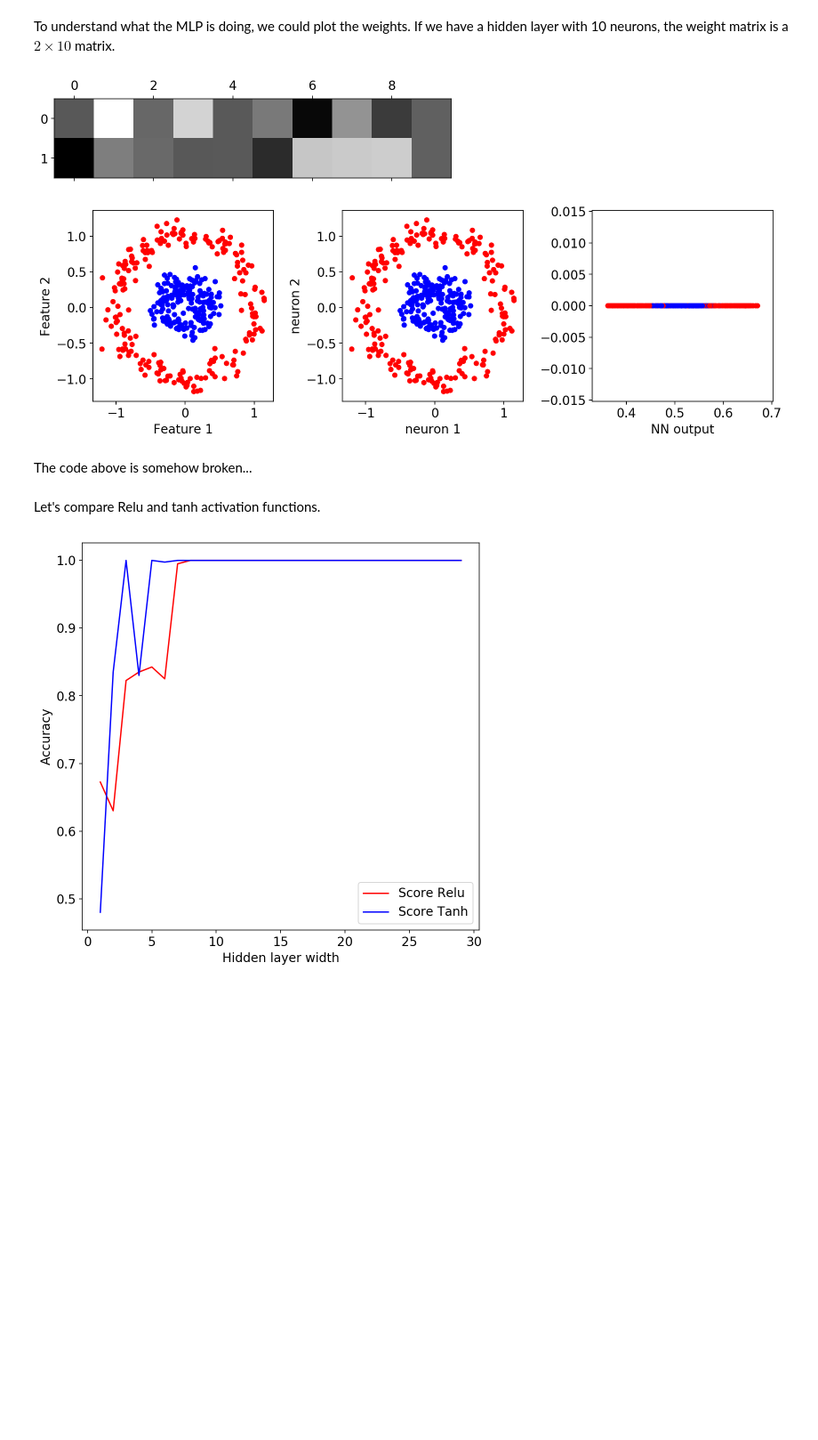
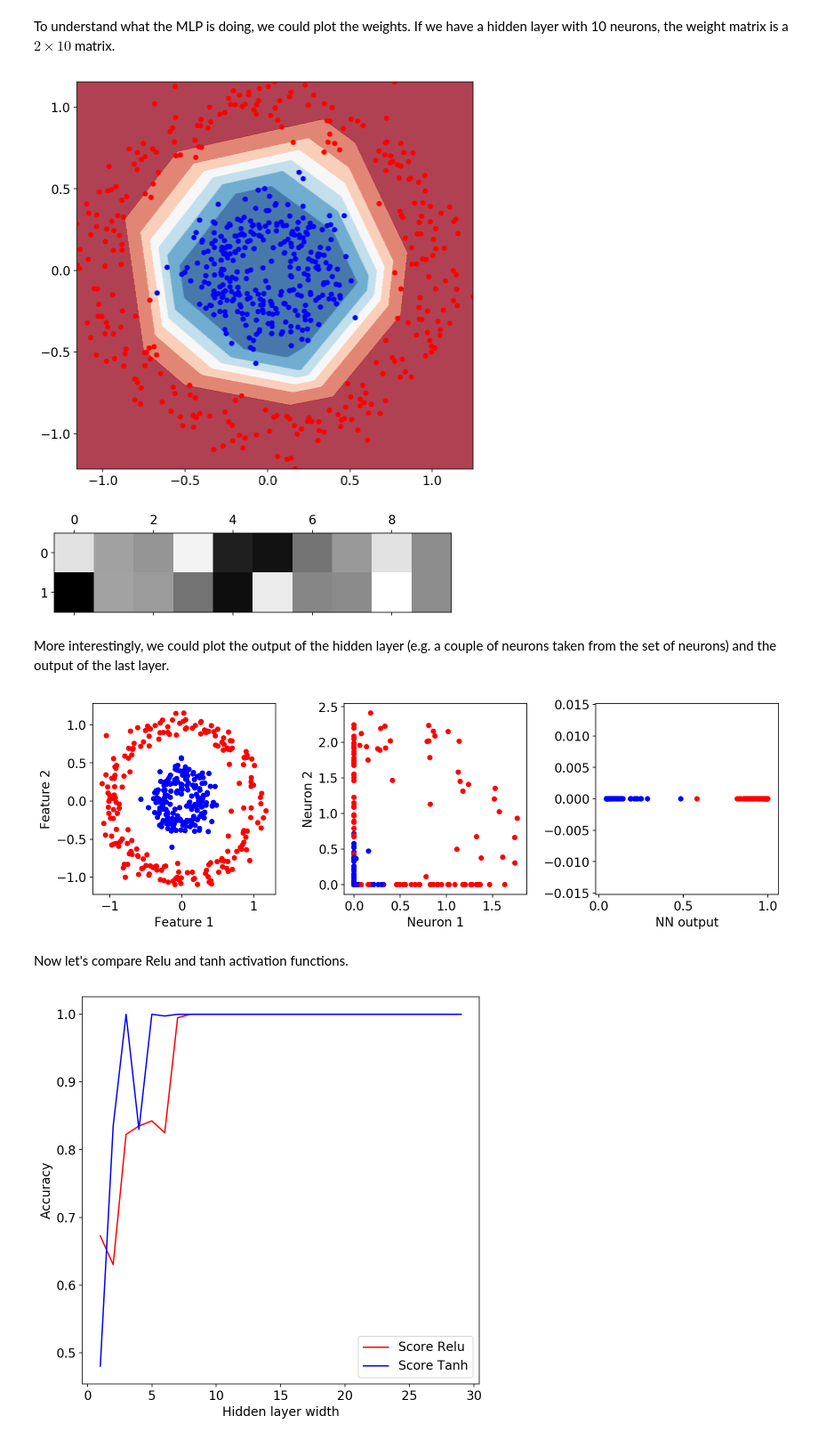
Before and after one commit to VINX89/advanced-comp-2017, a Jupyter notebook: Exercise3.ipynb, the cells around one changed output. Shown at 89% size. Saved outputs shown, nothing was run; the diff lists cells and outputs as text; code cells hidden in the pictures; blank space fills up the shorter version.

```diff
--- a/Exercise3.ipynb
+++ b/Exercise3.ipynb
@@ -184,17 +184,21 @@ To understand what the MLP is doing, we could plot the weights. If we have a hid
 # %%
 clf = MLPClassifier(hidden_layer_sizes=(10,),
                     #early_stopping=True,
                     #validation_fraction=0.3,
                     #solver='lbfgs',
                     random_state=42,
                     max_iter=5000,
                     activation='relu')
 clf.fit(X_train,y_train)
+plot_surface(clf, X_train, y_train);
 fig = plt.figure()
 ax = fig.add_subplot(111)
 ax.matshow(np.array(clf.coefs_[0]), cmap=plt.cm.gray);
 # %% [output]
-[figure, old version]
+[figure, new version]
+[figure, added]
+# %% [markdown]
+More interestingly, we could plot the output of the hidden layer (e.g. a couple of neurons taken from the set of neurons) and the output of the last layer.
 # %%
 def compute_activations(mlp):
     # re-implement the forward pass logic from within the MLP class
@@ -223,7 +227,7 @@ def plot_activations(activations):
     ax[0].set_ylabel('Feature 2')
 
     # hidden layer (two neurons taken at random)
-    ax[1].scatter(hidden_layer[:,0], hidden_layer[:,1], c=y_test, lw=0)
+    ax[1].scatter(hidden_layer[:,3], hidden_layer[:,8], c=y_test, lw=0)
     ax[1].set_xlabel('Neuron 1')
     ax[1].set_ylabel('Neuron 2')
 
@@ -238,6 +242,4 @@ def plot_activations(activations):
 activations = compute_activations(clf)
 plot_activations( activations )
 # %% [output]
-[figure, old version]
+[figure, new version]
-# %% [markdown]
-The code above is somehow broken...
@@ -244,5 +248,5 @@ The code above is somehow broken...
 # %% [markdown]
-Let's compare Relu and tanh activation functions.
+Now let's compare Relu and tanh activation functions.
 # %%
 scores_relu = []
 scores_tanh = []
```
Also changed, not shown: parts of 3 cells of this notebook.
